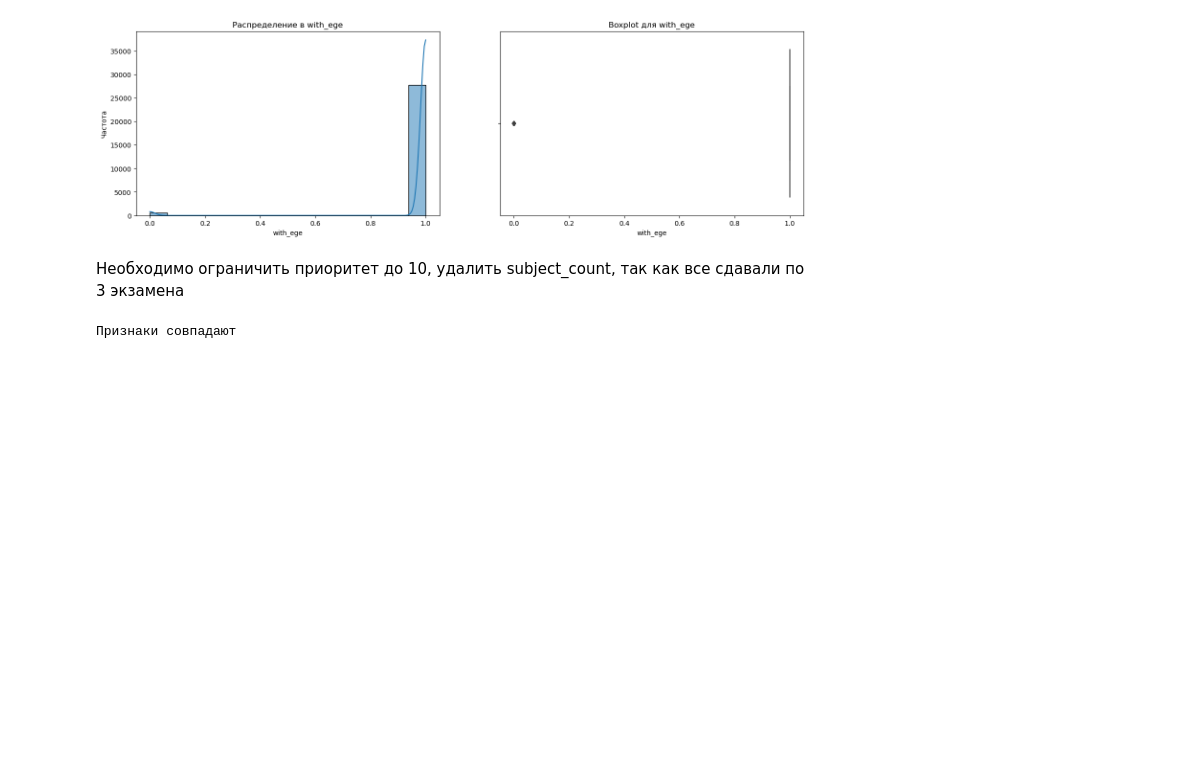
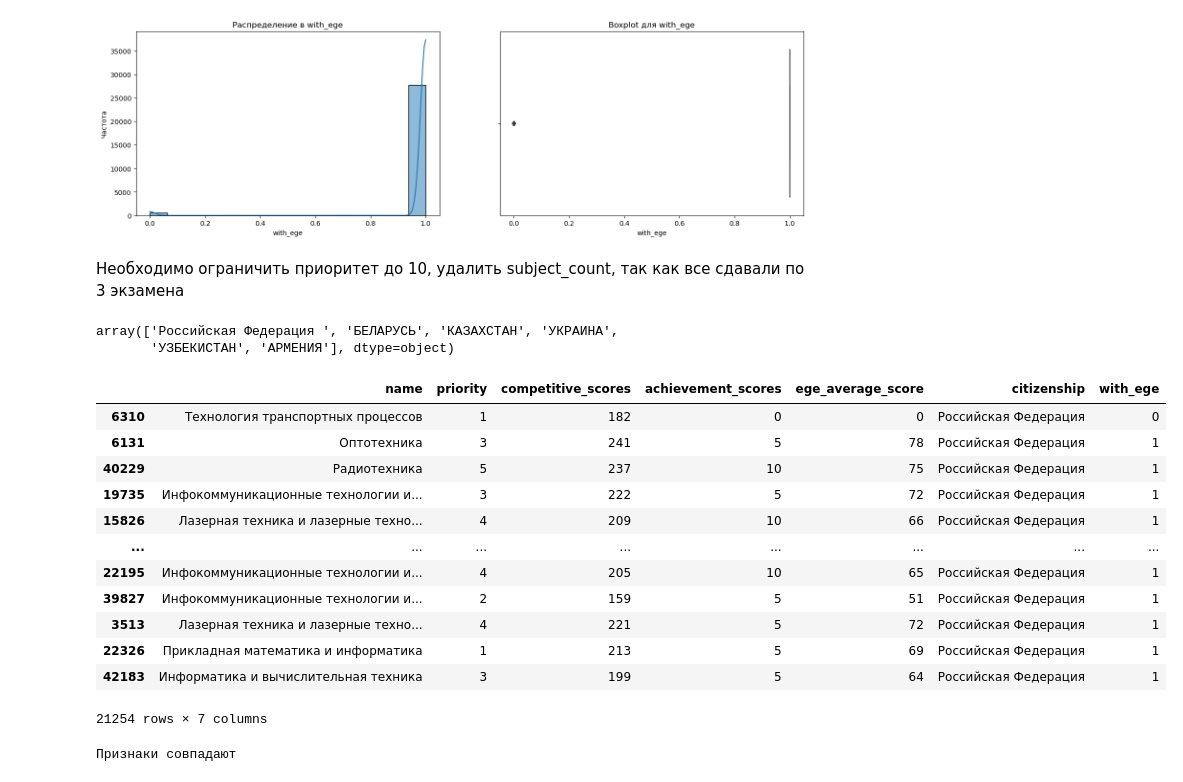
Before and after one commit to KilArtur/budget_places_forecast, a Jupyter notebook: Untitled10.ipynb, the cells around one changed output. Cells and saved outputs as stored; diff of their text form; code cells hidden in the pictures; blank space fills up the shorter version.

```diff
--- a/Untitled10.ipynb
+++ b/Untitled10.ipynb
@@ -386,6 +410,27 @@ features_train, features_test, target_train, target_test = train_test_split(
 )
 features_train_copy = features_train.copy()
 features_test_copy = features_test.copy()
+# %%
+features_train.citizenship.unique()
+# %% [output]
+array(['Российская Федерация ', 'БЕЛАРУСЬ', 'КАЗАХСТАН', 'УКРАИНА',
+       'УЗБЕКИСТАН', 'АРМЕНИЯ'], dtype=object)
+# %%
+features_train
+# %% [output]
+|  | name | priority | competitive_scores | achievement_scores | ege_average_score | citizenship | with_ege |
+| 6310 | Технология транспортных процессов | 1 | 182 | 0 | 0 | Российская Федерация | 0 |
+| 6131 | Оптотехника | 3 | 241 | 5 | 78 | Российская Федерация | 1 |
+| 40229 | Радиотехника | 5 | 237 | 10 | 75 | Российская Федерация | 1 |
+| 19735 | Инфокоммуникационные технологии и... | 3 | 222 | 5 | 72 | Российская Федерация | 1 |
+| 15826 | Лазерная техника и лазерные техно... | 4 | 209 | 10 | 66 | Российская Федерация | 1 |
+| ... | ... | ... | ... | ... | ... | ... | ... |
+| 22195 | Инфокоммуникационные технологии и... | 4 | 205 | 10 | 65 | Российская Федерация | 1 |
+| 39827 | Инфокоммуникационные технологии и... | 2 | 159 | 5 | 51 | Российская Федерация | 1 |
+| 3513 | Лазерная техника и лазерные техно... | 4 | 221 | 5 | 72 | Российская Федерация | 1 |
+| 22326 | Прикладная математика и информатика | 1 | 213 | 5 | 69 | Российская Федерация | 1 |
+| 42183 | Информатика и вычислительная техника | 3 | 199 | 5 | 64 | Российская Федерация | 1 |
+21254 rows × 7 columns
 # %%
 # закодируем категориальные признаки
 ordinal_encoder = OrdinalEncoder(cols=['name', 'citizenship'])
```
Also changed, not shown: parts of 13 cells of this notebook.
